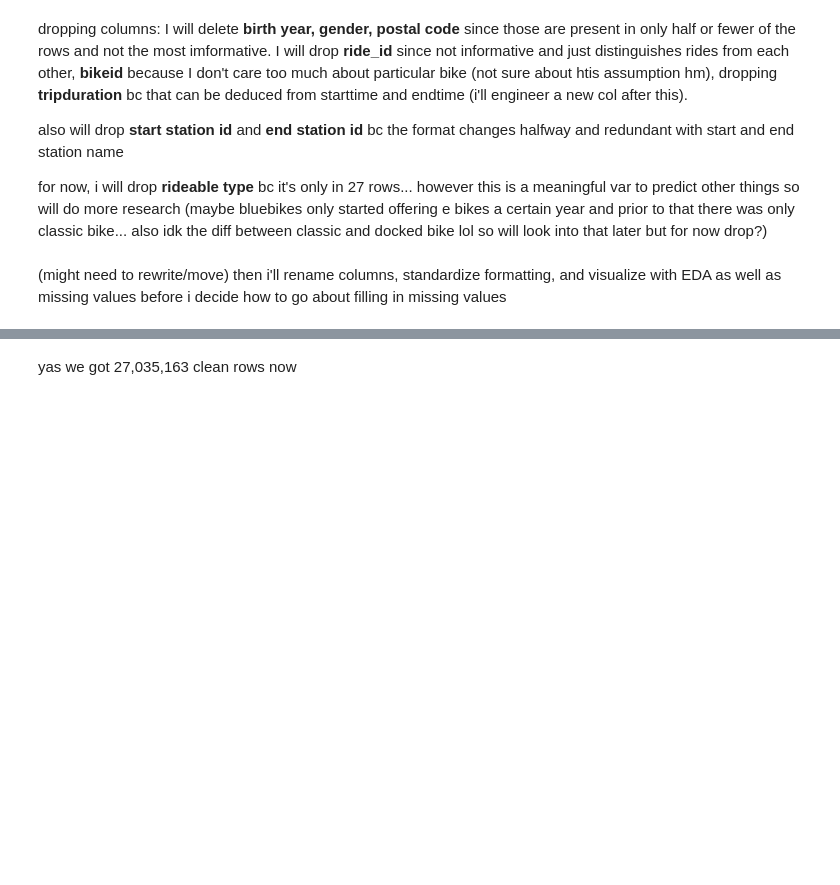
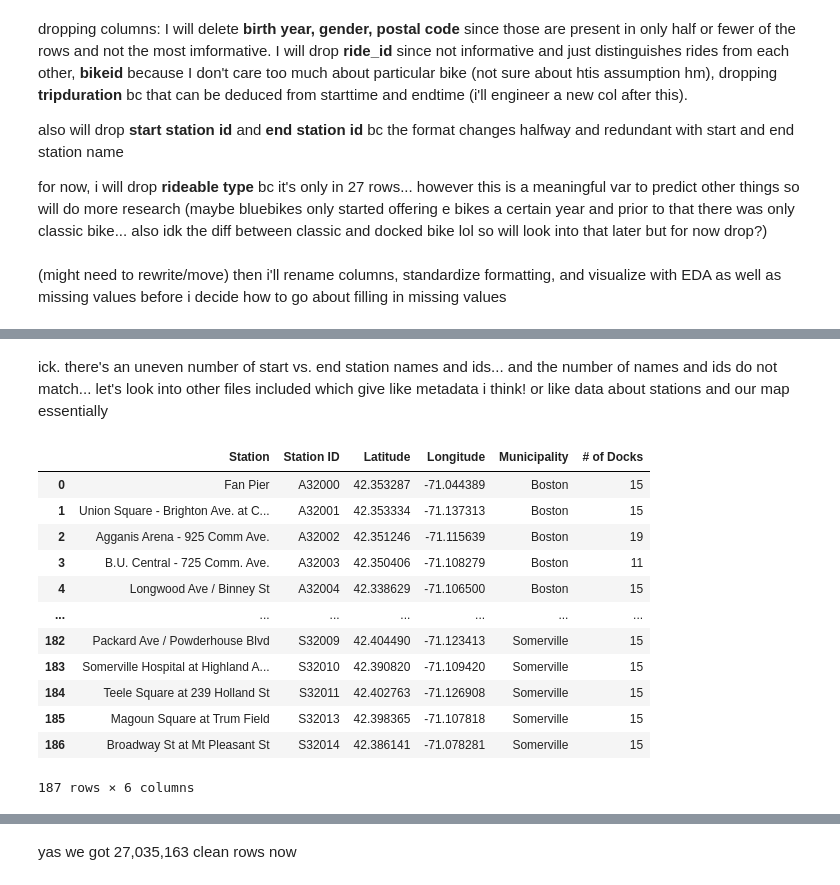
Before and after one commit to ejwang8/bike-share-eda-modelling-dashboard, a Jupyter notebook: bike-eda-modelling.ipynb, the cells around one changed output, grey strips where cells are left out. Drawn from its saved outputs; the diff is of its cells as text; code cells hidden in the pictures; blank space fills up the shorter version.

Commit message:
in da weeds of cleaning data and started visualizing

```diff
--- a/bike-eda-modelling.ipynb
+++ b/bike-eda-modelling.ipynb
@@ -319,0 +319,2 @@ big_df.head()
+# %% [markdown]
+ick. there's an uneven number of start vs. end station names and ids... and the number of names and ids do not match... let's look into other files included which give like metadata i think! or like data about stations and our map essentially
@@ -319,0 +324,31 @@ big_df.head()
+# %%
+relative_path = '/Users/ellawang/Documents/GitHub/bike_etc_files/'
+trip_start = 'hubway_Trips_20'
+
+hubway_stations_2011_2016 = relative_path + 'Hubway_Stations_2011_2016.csv'
+hubway_stations_2017 = relative_path + 'Hubway_Stations_as_of_July_2017.csv'
+trips_2011 = relative_path + trip_start + '11.csv'
+trips_2012 = relative_path + trip_start + '12.csv'
+trips_2013 = relative_path + trip_start + '13.csv'
+trips_2014_1 = relative_path + trip_start + '14_1.csv'
+trips_2014_2 = relative_path + trip_start + '14_2.csv'
+previous_hubway_stations_2017 = relative_path + 'previous_Hubway_Stations_as_of_July_2017.csv'
+
+pre_2015_paths = [trips_2011, trips_2012, trips_2013, trips_2014_1, trips_2014_2]
+# %%
+hubway_stations_2011_2016_df = pd.read_csv(hubway_stations_2011_2016)
+hubway_stations_2011_2016_df # 187
+# %% [output]
+|  | Station | Station ID | Latitude | Longitude | Municipality | # of Docks |
+| 0 | Fan Pier | A32000 | 42.353287 | -71.044389 | Boston | 15 |
+| 1 | Union Square - Brighton Ave. at C... | A32001 | 42.353334 | -71.137313 | Boston | 15 |
+| 2 | Agganis Arena - 925 Comm Ave. | A32002 | 42.351246 | -71.115639 | Boston | 19 |
+| 3 | B.U. Central - 725 Comm. Ave. | A32003 | 42.350406 | -71.108279 | Boston | 11 |
+| 4 | Longwood Ave / Binney St | A32004 | 42.338629 | -71.106500 | Boston | 15 |
+| ... | ... | ... | ... | ... | ... | ... |
+| 182 | Packard Ave / Powderhouse Blvd | S32009 | 42.404490 | -71.123413 | Somerville | 15 |
+| 183 | Somerville Hospital at Highland A... | S32010 | 42.390820 | -71.109420 | Somerville | 15 |
+| 184 | Teele Square at 239 Holland St | S32011 | 42.402763 | -71.126908 | Somerville | 15 |
+| 185 | Magoun Square at Trum Field | S32013 | 42.398365 | -71.107818 | Somerville | 15 |
+| 186 | Broadway St at Mt Pleasant St | S32014 | 42.386141 | -71.078281 | Somerville | 15 |
+187 rows × 6 columns
```
Also changed, not shown: parts of 95 cells of this notebook.
